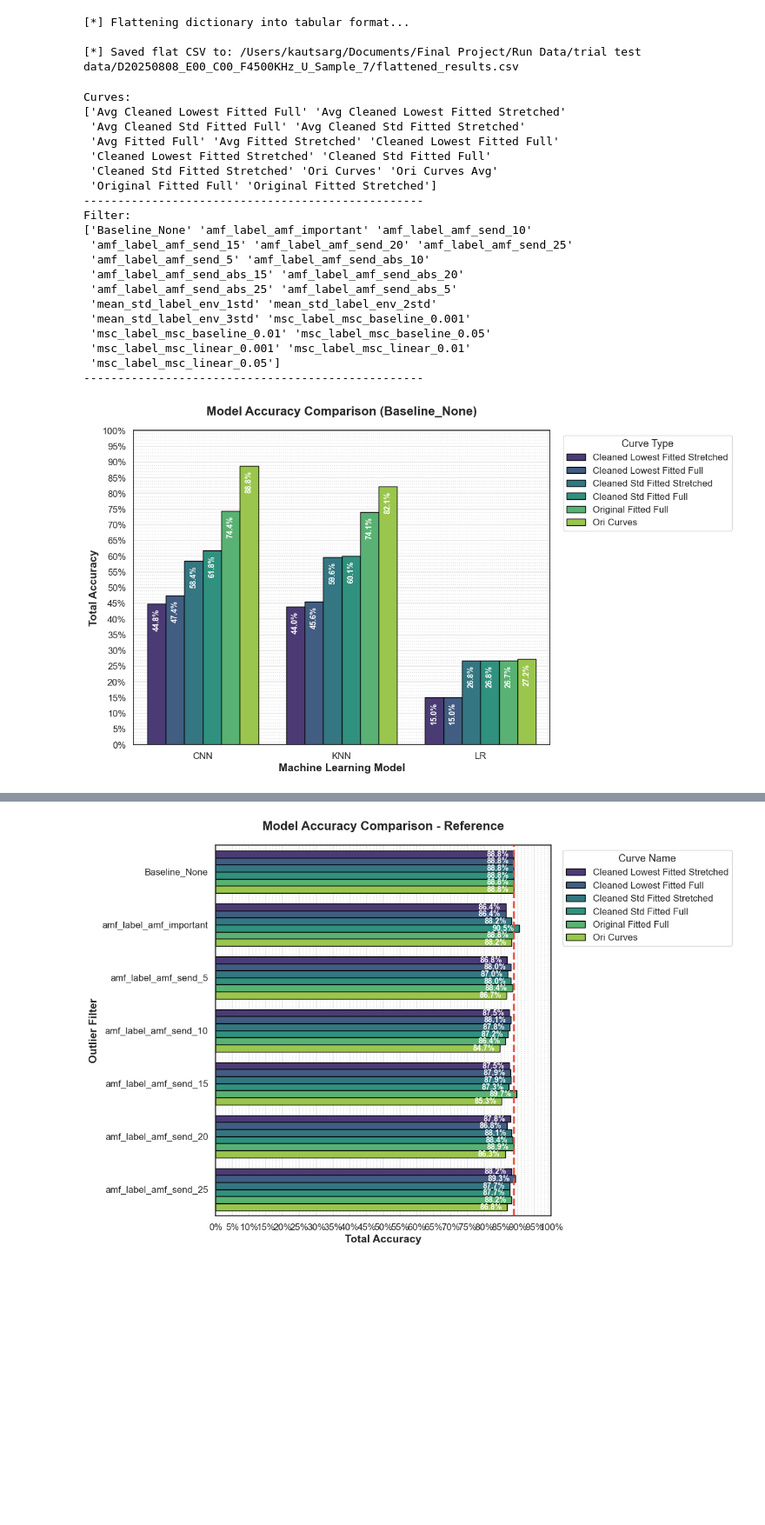
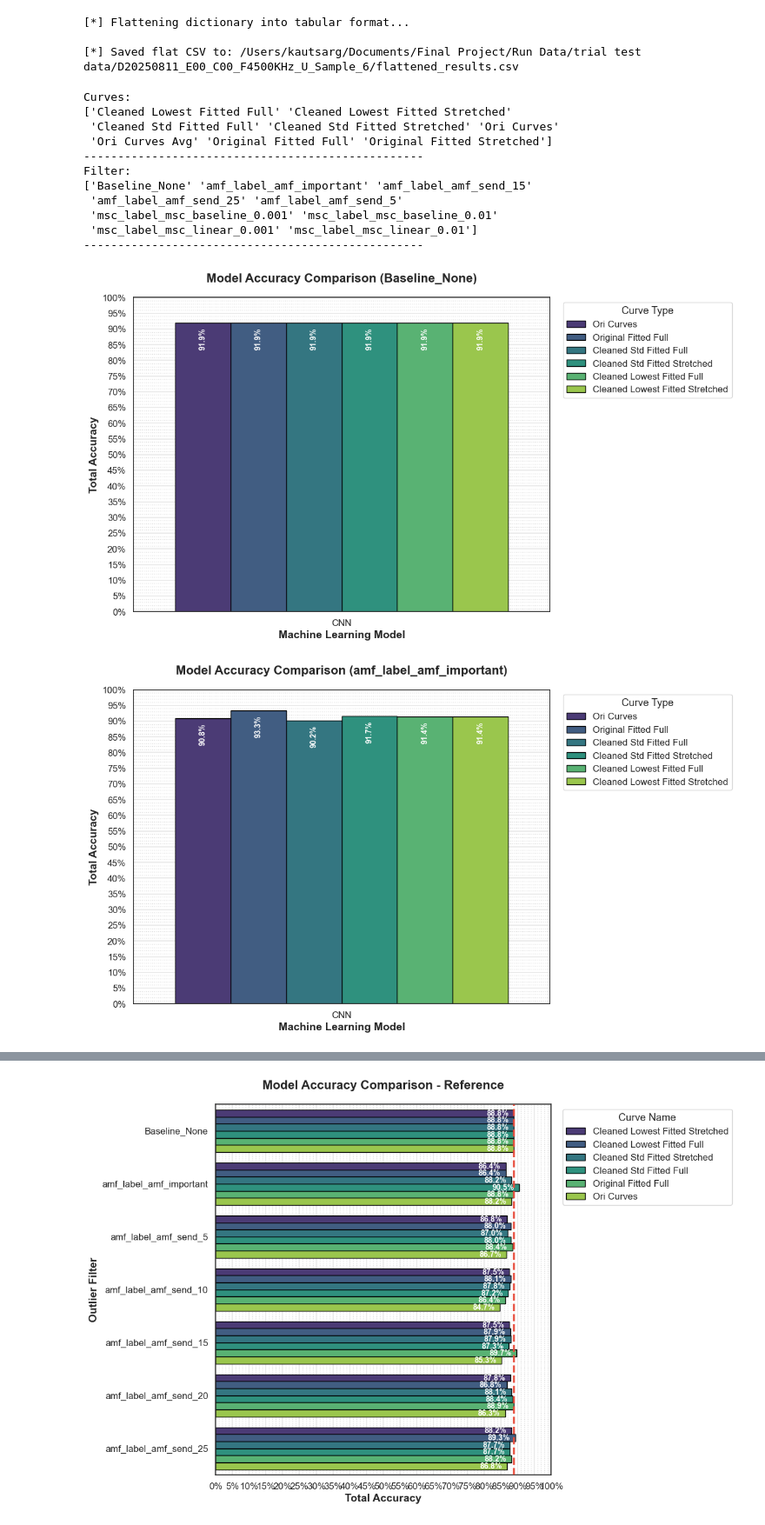
Before and after one commit to kautsarg/POC_DDM, a Jupyter notebook: gk_code/outlier_detection/result_analysis.ipynb, the cells around one changed output, grey strips where cells are left out. Shown at 87% size. Cells and saved outputs as stored; diff of their text form; code cells hidden in the pictures; blank space fills up the shorter version.

```diff
--- a/gk_code/outlier_detection/result_analysis.ipynb
+++ b/gk_code/outlier_detection/result_analysis.ipynb
@@ -14,7 +14,9 @@ import matplotlib.ticker as mtick
 
 from sklearn.metrics import accuracy_score, confusion_matrix
 # %%
-exp_path = "/Users/kautsarg/Documents/Final Project/Run Data/trial test data/D20250808_E00_C00_F4500KHz_U_Sample_7"
+root_path = "/Users/kautsarg/Documents/Final Project/Run Data/trial test data/"
+sample_name = "D20250811_E00_C00_F4500KHz_U_Sample_6"
+exp_path = os.path.join(root_path, sample_name)
 data_path = os.path.join(exp_path, "classification_performances_with_proba.pkl")
 with open(data_path, 'rb') as f:
     result_data = pickle.load(f)
@@ -102,8 +104,8 @@ with open(data_path, 'rb') as f:
 EXPECTED_CLASSES = list(range(10))
 model_key_mapping = {
     "CNN": "y_preds_AC_",
-    "KNN": "y_preds_AC_kNN_",
-    "LR":  "y_preds_FFI_"
+    # "KNN": "y_preds_AC_kNN_",
+    # "LR":  "y_preds_FFI_"
 }
 
 rows = []
@@ -155,7 +157,7 @@ print(f"\n[*] Saved flat CSV to: {csv_out}")
 # %% [output]
 [*] Flattening dictionary into tabular format...
 
-[*] Saved flat CSV to: /Users/kautsarg/Documents/Final Project/Run Data/trial test data/D20250808_E00_C00_F4500KHz_U_Sample_7/flattened_results.csv
+[*] Saved flat CSV to: /Users/kautsarg/Documents/Final Project/Run Data/trial test data/D20250811_E00_C00_F4500KHz_U_Sample_6/flattened_results.csv
 # %%
 print("Curves:")
 print(np.unique(result_df.curve_name))
@@ -166,23 +168,14 @@ print(np.unique(result_df.outlier_filter))
 print("-"*50)
 # %% [output]
 Curves:
-['Avg Cleaned Lowest Fitted Full' 'Avg Cleaned Lowest Fitted Stretched'
- 'Avg Cleaned Std Fitted Full' 'Avg Cleaned Std Fitted Stretched'
- 'Avg Fitted Full' 'Avg Fitted Stretched' 'Cleaned Lowest Fitted Full'
- 'Cleaned Lowest Fitted Stretched' 'Cleaned Std Fitted Full'
- 'Cleaned Std Fitted Stretched' 'Ori Curves' 'Ori Curves Avg'
- 'Original Fitted Full' 'Original Fitted Stretched']
+['Cleaned Lowest Fitted Full' 'Cleaned Lowest Fitted Stretched'
+ 'Cleaned Std Fitted Full' 'Cleaned Std Fitted Stretched' 'Ori Curves'
+ 'Ori Curves Avg' 'Original Fitted Full' 'Original Fitted Stretched']
 --------------------------------------------------
 Filter:
-['Baseline_None' 'amf_label_amf_important' 'amf_label_amf_send_10'
- 'amf_label_amf_send_15' 'amf_label_amf_send_20' 'amf_label_amf_send_25'
- 'amf_label_amf_send_5' 'amf_label_amf_send_abs_10'
- 'amf_label_amf_send_abs_15' 'amf_label_amf_send_abs_20'
- 'amf_label_amf_send_abs_25' 'amf_label_amf_send_abs_5'
- 'mean_std_label_env_1std' 'mean_std_label_env_2std'
- 'mean_std_label_env_3std' 'msc_label_msc_baseline_0.001'
- 'msc_label_msc_baseline_0.01' 'msc_label_msc_baseline_0.05'
- 'msc_label_msc_linear_0.001' 'msc_label_msc_linear_0.01'
- 'msc_label_msc_linear_0.05']
+['Baseline_None' 'amf_label_amf_important' 'amf_label_amf_send_15'
+ 'amf_label_amf_send_25' 'amf_label_amf_send_5'
+ 'msc_label_msc_baseline_0.001' 'msc_label_msc_baseline_0.01'
+ 'msc_label_msc_linear_0.001' 'msc_label_msc_linear_0.01']
 --------------------------------------------------
 # %%
@@ -353,13 +330,14 @@ def plot_flexible_grouped_bar(df, x_col, y_col, hue_col, title=None, is_percenta
         fig.savefig(save_path, bbox_inches='tight', dpi=300, facecolor='white')
         print(f"[*] Saved static plot to {save_path}")
 # %%
-# for filter in np.unique(result_df.outlier_filter.values):
-for filter in ["Baseline_None"]:
+for filter in np.unique(result_df.outlier_filter.values):
+# for filter in ["Baseline_None"]:
     sigfit_curves_compare = ["Ori Curves", "Original Fitted Full", "Cleaned Lowest Fitted Full", "Cleaned Lowest Fitted Stretched", "Cleaned Std Fitted Full", "Cleaned Std Fitted Stretched"]
-    sigfit_training_compare = ["Native"]
+    sigfit_training_compare = ["Reference"]
     sigfit_filter_compare = [filter]
 
     sigfit_compare_df = result_df[result_df["curve_name"].isin(sigfit_curves_compare) & result_df["training_mode"].isin(sigfit_training_compare) & result_df["outlier_filter"].isin(sigfit_filter_compare)]
     plot_accuracy_comparison_static(sigfit_compare_df, title=f"Model Accuracy Comparison ({filter})")
 # %% [output]
-[figure, old version]
+[figure, new version]
+[figure, added]
```
Also changed, not shown: parts of 3 cells of this notebook, 3 other files.
